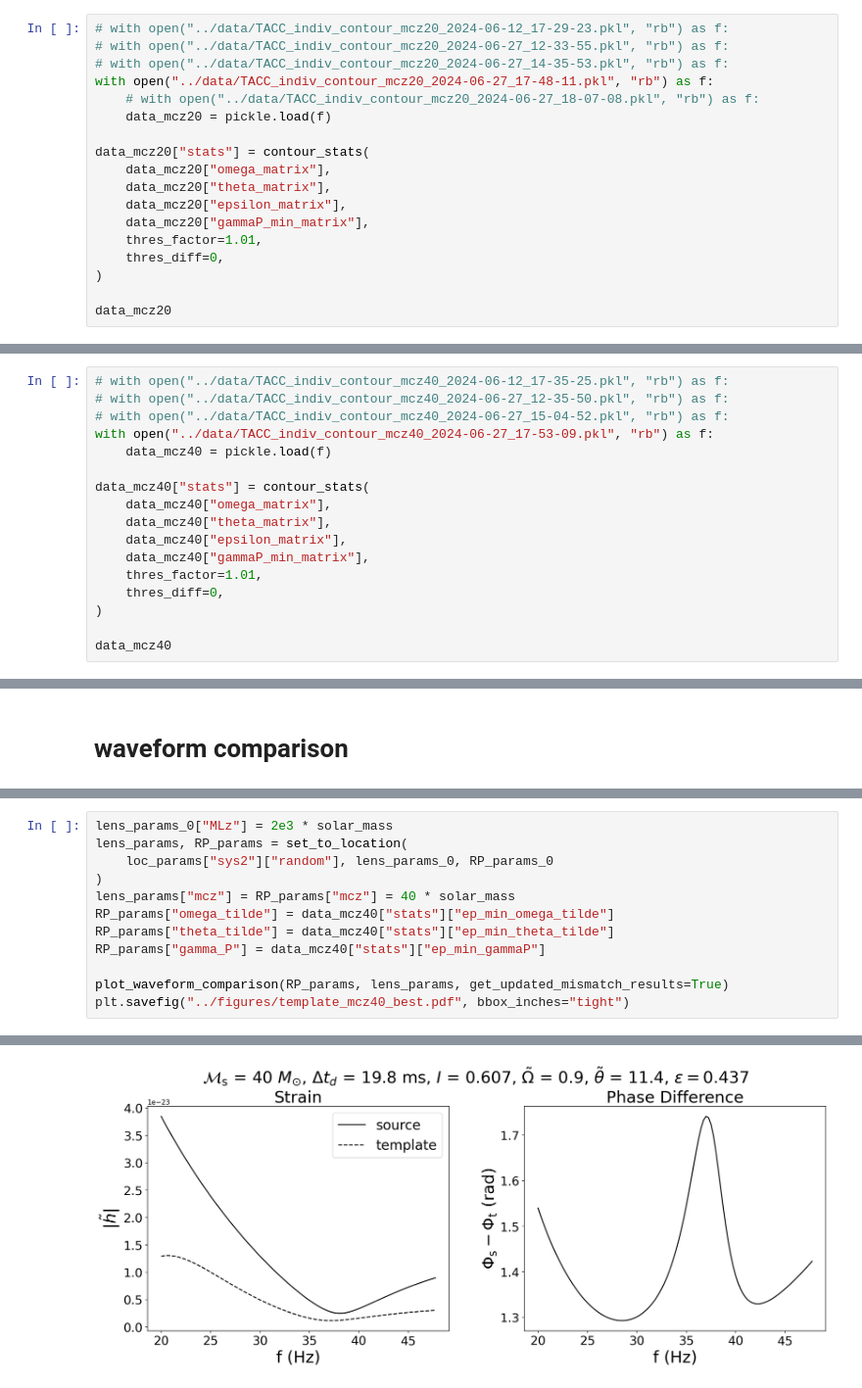
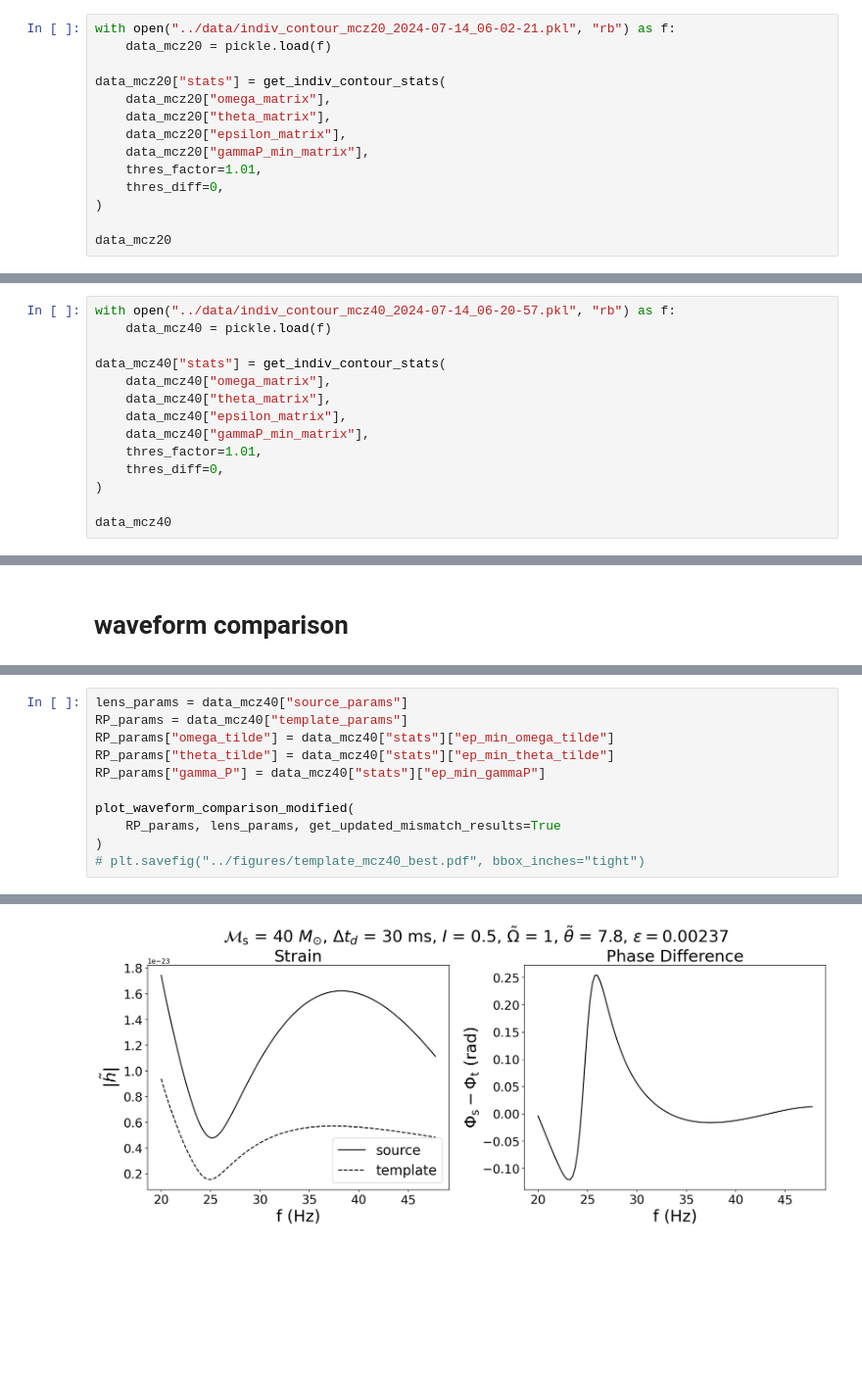
Before and after one commit to fairytien/lensing_and_precession, a Jupyter notebook: notebooks/contours_mismatch-ver6-paper.ipynb, the cells around one changed output, grey strips where cells are left out. Shown at 98% size. Drawn from its saved outputs; the diff is of its cells as text; blank space fills up the shorter version.

```diff
--- a/notebooks/contours_mismatch-ver6-paper.ipynb
+++ b/notebooks/contours_mismatch-ver6-paper.ipynb
@@ -12,14 +8,10 @@ from modules.contours_ver2 import *
 # %% [markdown]
 # import data
 # %%
-# with open("../data/TACC_indiv_contour_mcz20_2024-06-12_17-29-23.pkl", "rb") as f:
-# with open("../data/TACC_indiv_contour_mcz20_2024-06-27_12-33-55.pkl", "rb") as f:
-# with open("../data/TACC_indiv_contour_mcz20_2024-06-27_14-35-53.pkl", "rb") as f:
-with open("../data/TACC_indiv_contour_mcz20_2024-06-27_17-48-11.pkl", "rb") as f:
-    # with open("../data/TACC_indiv_contour_mcz20_2024-06-27_18-07-08.pkl", "rb") as f:
+with open("../data/indiv_contour_mcz20_2024-07-14_06-02-21.pkl", "rb") as f:
     data_mcz20 = pickle.load(f)
 
-data_mcz20["stats"] = contour_stats(
+data_mcz20["stats"] = get_indiv_contour_stats(
     data_mcz20["omega_matrix"],
     data_mcz20["theta_matrix"],
     data_mcz20["epsilon_matrix"],
@@ -50,11 +42,8 @@ data_mcz20
 # %%
-# with open("../data/TACC_indiv_contour_mcz40_2024-06-12_17-35-25.pkl", "rb") as f:
-# with open("../data/TACC_indiv_contour_mcz40_2024-06-27_12-35-50.pkl", "rb") as f:
-# with open("../data/TACC_indiv_contour_mcz40_2024-06-27_15-04-52.pkl", "rb") as f:
-with open("../data/TACC_indiv_contour_mcz40_2024-06-27_17-53-09.pkl", "rb") as f:
+with open("../data/indiv_contour_mcz40_2024-07-14_06-20-57.pkl", "rb") as f:
     data_mcz40 = pickle.load(f)
 
-data_mcz40["stats"] = contour_stats(
+data_mcz40["stats"] = get_indiv_contour_stats(
     data_mcz40["omega_matrix"],
     data_mcz40["theta_matrix"],
     data_mcz40["epsilon_matrix"],
@@ -251,13 +546,12 @@ idx = -7.33437e-09, phi = 2.36222e-08, both should be ~0 if get_updated_mismatch
 # %%
-lens_params_0["MLz"] = 2e3 * solar_mass
-lens_params, RP_params = set_to_location(
-    loc_params["sys2"]["random"], lens_params_0, RP_params_0
-)
-lens_params["mcz"] = RP_params["mcz"] = 40 * solar_mass
+lens_params = data_mcz40["source_params"]
+RP_params = data_mcz40["template_params"]
 RP_params["omega_tilde"] = data_mcz40["stats"]["ep_min_omega_tilde"]
 RP_params["theta_tilde"] = data_mcz40["stats"]["ep_min_theta_tilde"]
 RP_params["gamma_P"] = data_mcz40["stats"]["ep_min_gammaP"]
 
-plot_waveform_comparison(RP_params, lens_params, get_updated_mismatch_results=True)
-plt.savefig("../figures/template_mcz40_best.pdf", bbox_inches="tight")
+plot_waveform_comparison_modified(
+    RP_params, lens_params, get_updated_mismatch_results=True
+)
+# plt.savefig("../figures/template_mcz40_best.pdf", bbox_inches="tight")
 # %% [output]
@@ -265 +559 @@ idx = -2.59216, phi = 4.86889e-13, both should be ~0 if get_updated_mismatch_res
-[figure, old version]
+[figure, new version]
```
Also changed, not shown: parts of 30 cells of this notebook, 19 other files.
